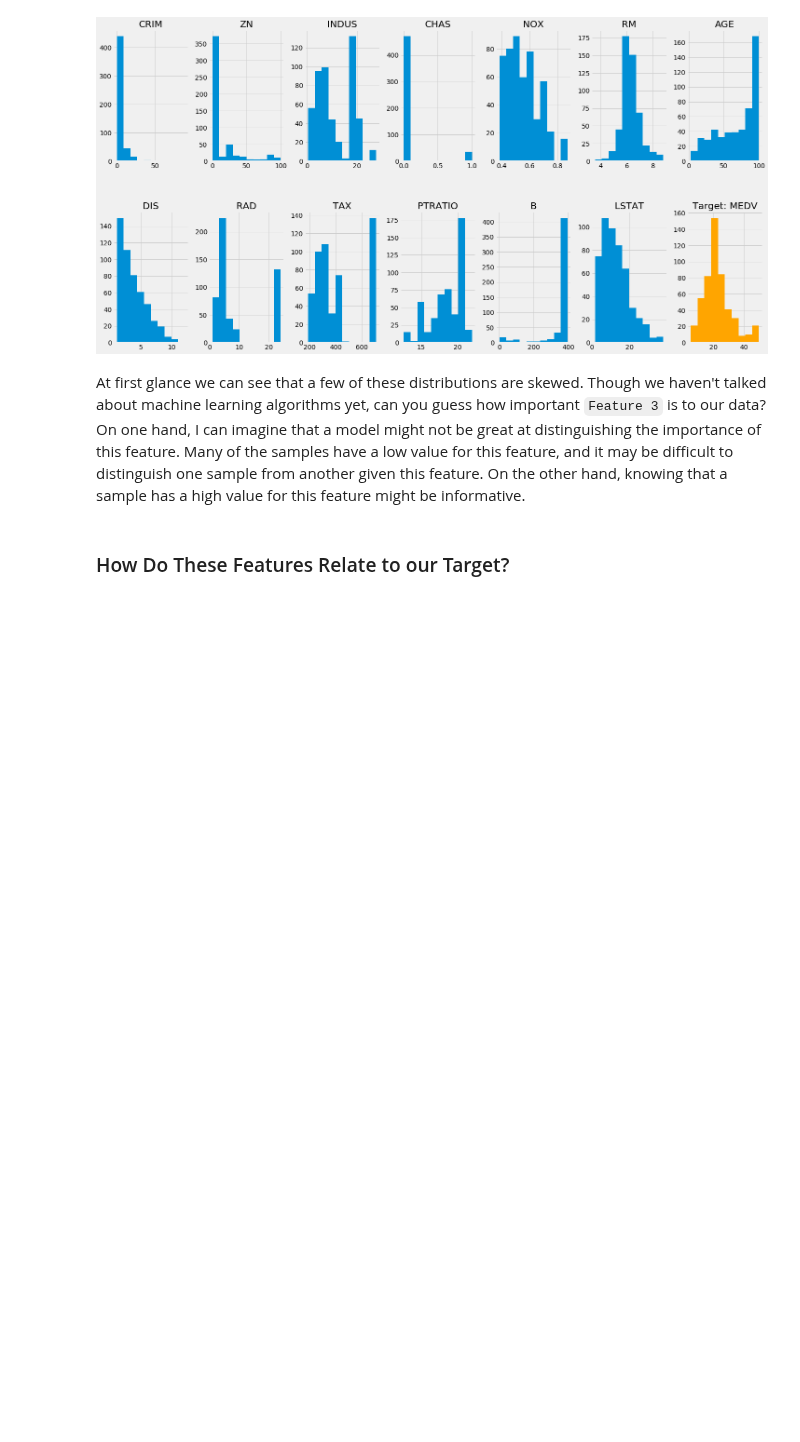
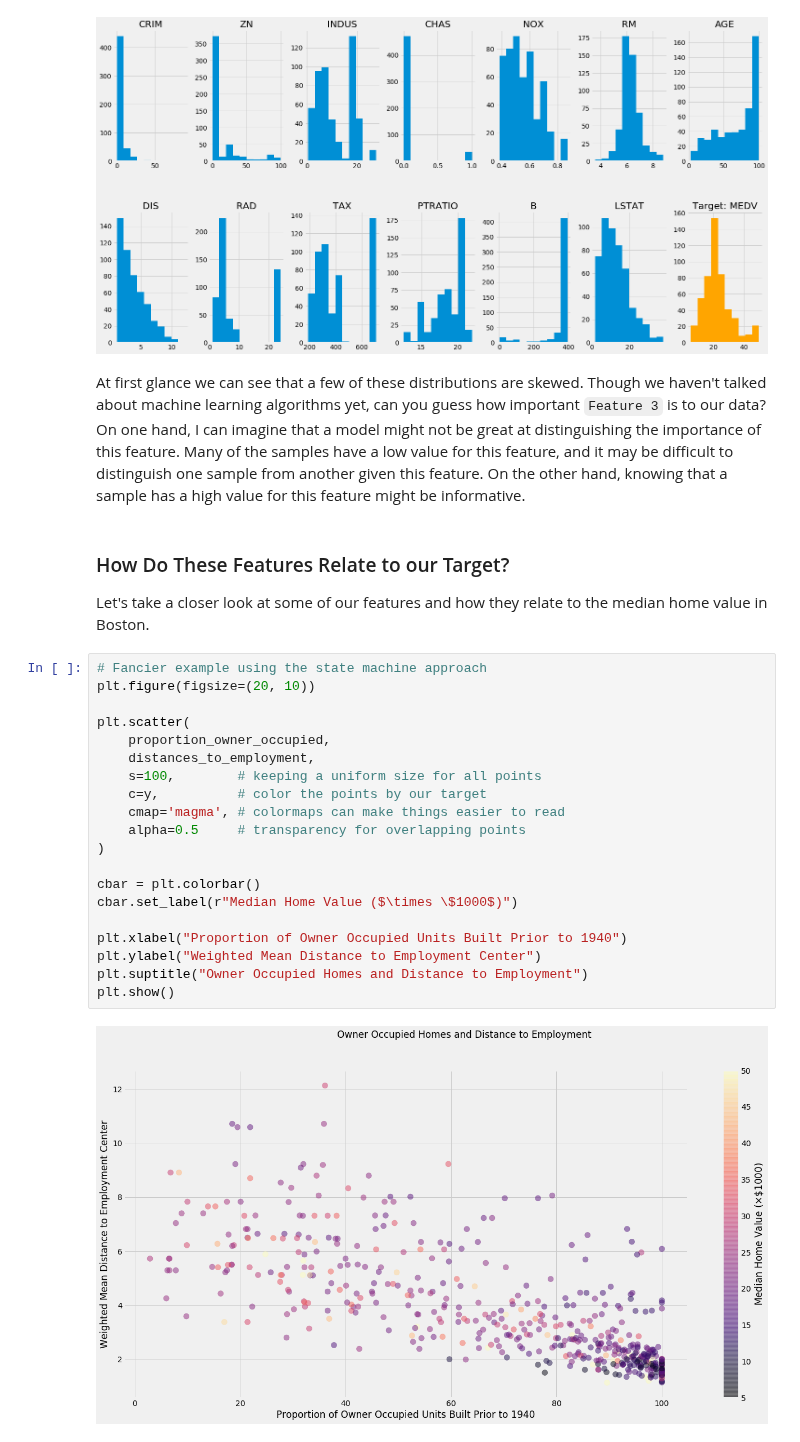
Before and after one commit to yngtodd/eleven, a Jupyter notebook: examples/notebooks/module_02_03_real_data.ipynb, the cells around one changed output. Saved outputs shown, nothing was run; the diff lists cells and outputs as text; blank space fills up the shorter version.

Commit message:
Add some scatter plots
This will give us a bit more detail to sink our teeth into.

```diff
--- a/examples/notebooks/module_02_03_real_data.ipynb
+++ b/examples/notebooks/module_02_03_real_data.ipynb
@@ -95,3 +97,27 @@ plt.tight_layout(pad=0.4, w_pad=0.5, h_pad=5.0)
 At first glance we can see that a few of these distributions are skewed. Though we haven't talked about machine learning algorithms yet, can you guess how important `Feature 3` is to our data? On one hand, I can imagine that a model might not be great at distinguishing the importance of this feature. Many of the samples have a low value for this feature, and it may be difficult to distinguish one sample from another given this feature. On the other hand, knowing that a sample has a high value for this feature might be informative.
 # %% [markdown]
 ### How Do These Features Relate to our Target?
+
+Let's take a closer look at some of our features and how they relate to the median home value in Boston.
+# %%
+# Fancier example using the state machine approach
+plt.figure(figsize=(20, 10))
+
+plt.scatter(
+    proportion_owner_occupied,
+    distances_to_employment,
+    s=100,        # keeping a uniform size for all points
+    c=y,          # color the points by our target
+    cmap='magma', # colormaps can make things easier to read
+    alpha=0.5     # transparency for overlapping points
+)
+
+cbar = plt.colorbar()
+cbar.set_label(r"Median Home Value ($\times \$1000$)")
+
+plt.xlabel("Proportion of Owner Occupied Units Built Prior to 1940")
+plt.ylabel("Weighted Mean Distance to Employment Center")
+plt.suptitle("Owner Occupied Homes and Distance to Employment")
+plt.show()
+# %% [output]
+[figure, added]
```
Also changed, not shown: parts of 2 cells of this notebook.
